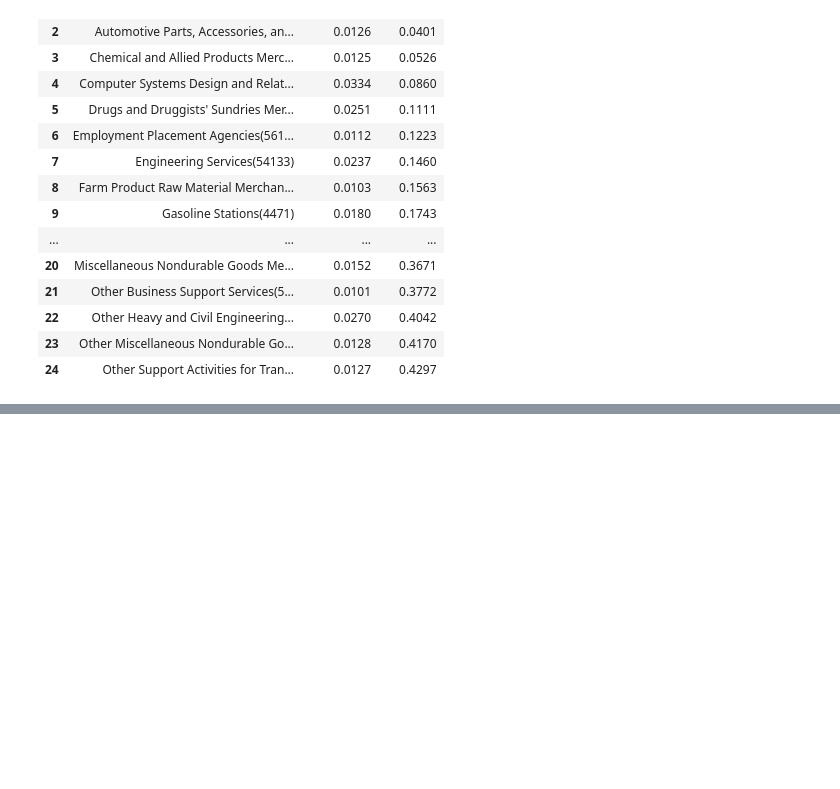
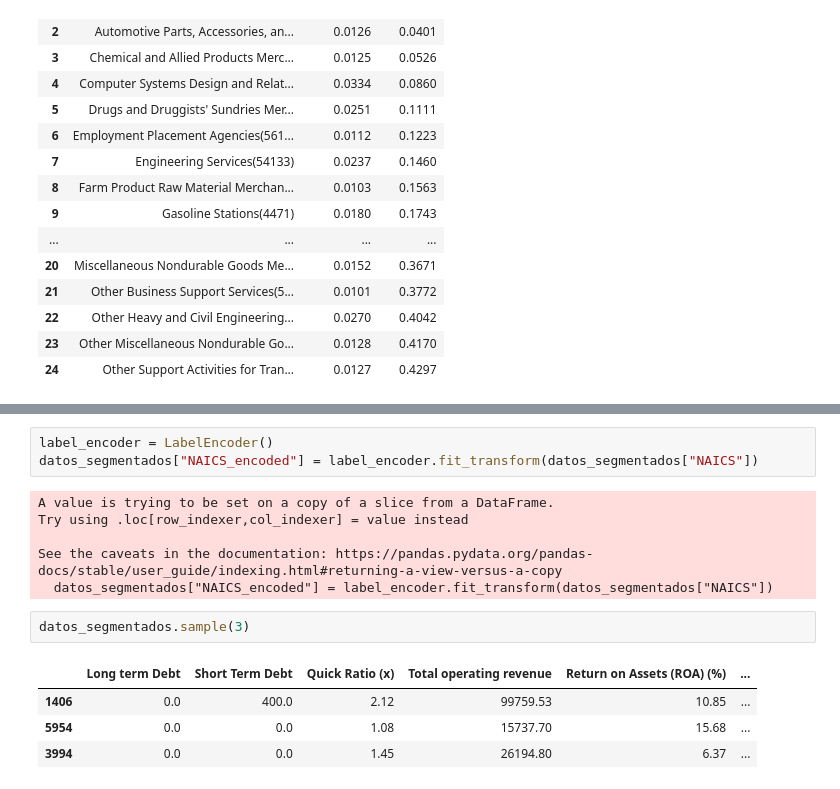
Before and after one commit to juanDango/ProyectoCienciaDatos, a Jupyter notebook: analisis2.ipynb, the cells around one changed output, grey strips where cells are left out. Saved outputs shown, nothing was run; the diff lists cells and outputs as text; blank space fills up the shorter version.

```diff
--- a/analisis2.ipynb
+++ b/analisis2.ipynb
@@ -762,0 +835,16 @@ most_representative_naics
+# %%
+label_encoder = LabelEncoder()
+datos_segmentados["NAICS_encoded"] = label_encoder.fit_transform(datos_segmentados["NAICS"])
+# %% [output]
+A value is trying to be set on a copy of a slice from a DataFrame.
+Try using .loc[row_indexer,col_indexer] = value instead
+
+See the caveats in the documentation: https://pandas.pydata.org/pandas-docs/stable/user_guide/indexing.html#returning-a-view-versus-a-copy
+  datos_segmentados["NAICS_encoded"] = label_encoder.fit_transform(datos_segmentados["NAICS"])
+# %%
+datos_segmentados.sample(3)
+# %% [output]
+|  | Long term Debt | Short Term Debt | Quick Ratio (x) | Total operating revenue | Return on Assets (ROA) (%) | ... |
+| 1406 | 0.0 | 400.0 | 2.12 | 99759.53 | 10.85 | ... |
+| 5954 | 0.0 | 0.0 | 1.08 | 15737.70 | 15.68 | ... |
+| 3994 | 0.0 | 0.0 | 1.45 | 26194.80 | 6.37 | ... |
```
Also changed, not shown: parts of 17 cells of this notebook, 1 other file.
